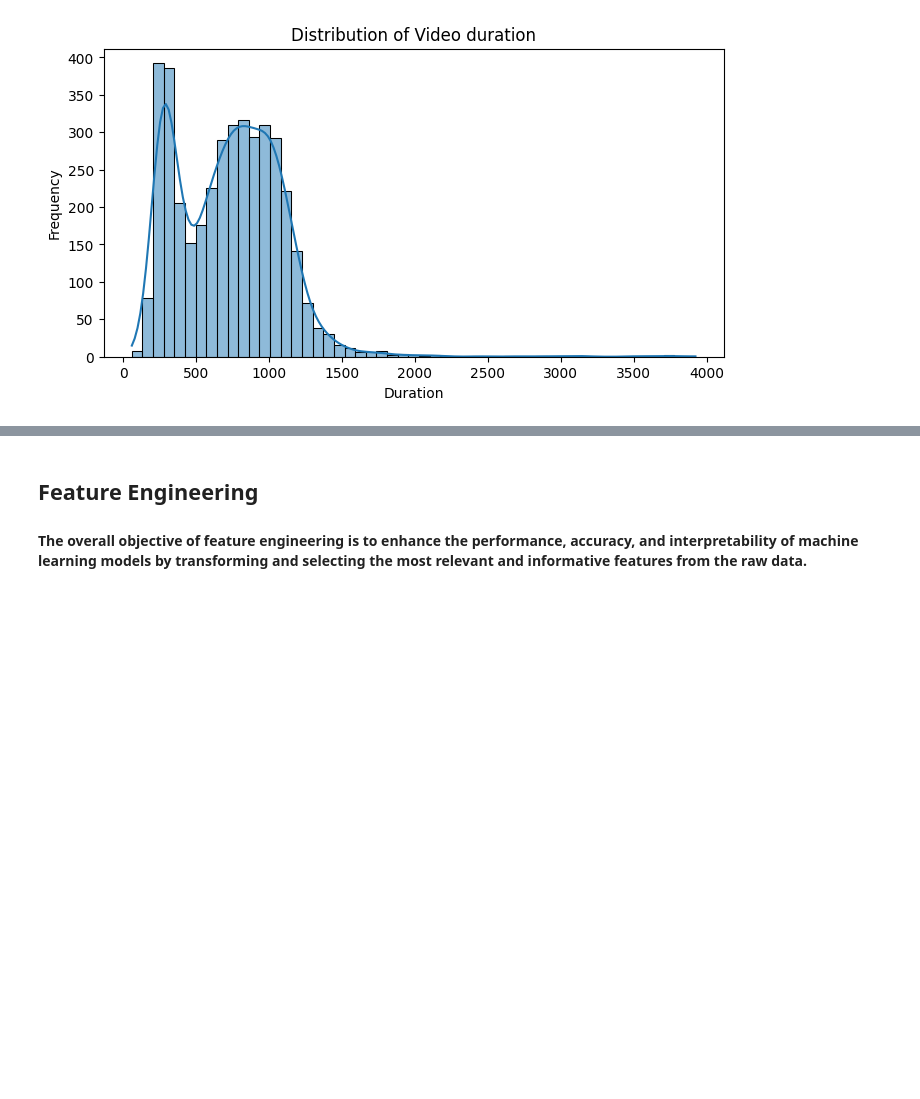
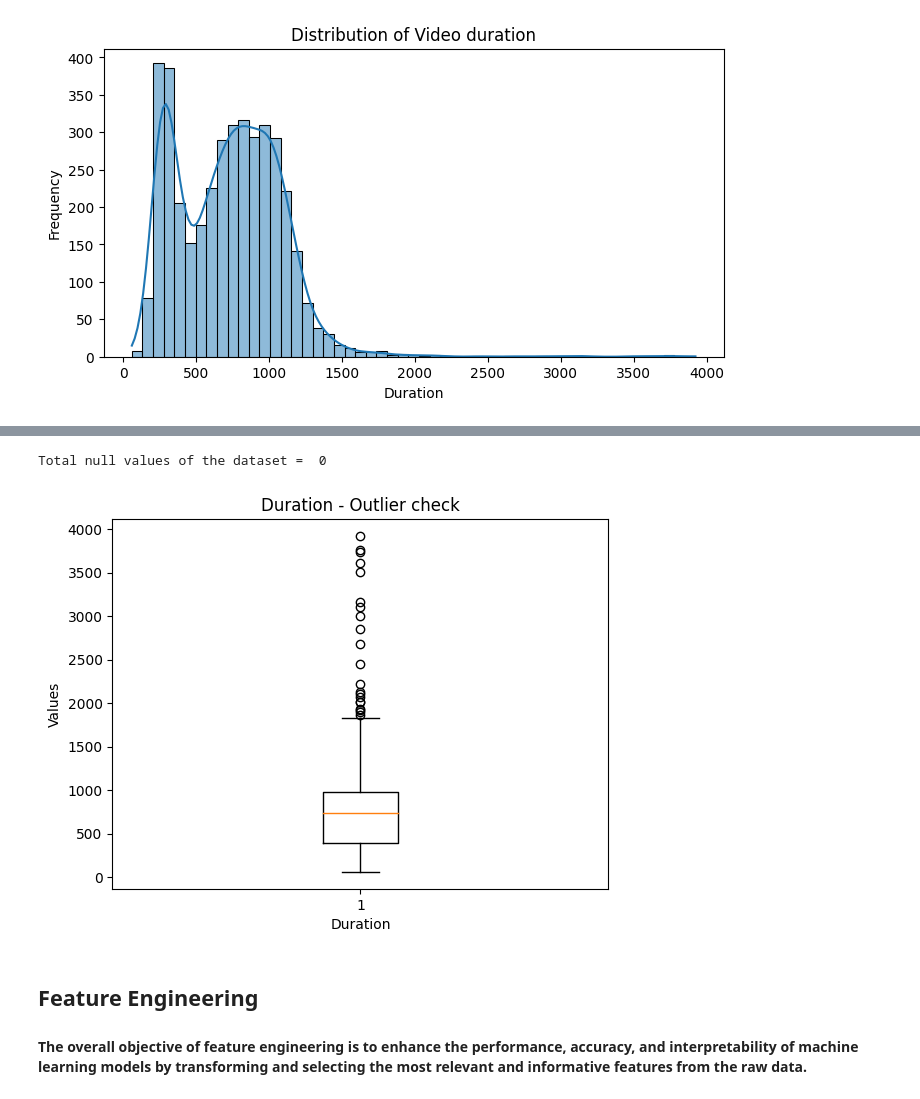
Before and after one commit to Mohamed-Harish-M-123/Capstone-Project-II, a Jupyter notebook: TED_Talks_views_prediction.ipynb, the cells around one changed output, grey strips where cells are left out. Cells and saved outputs as stored; diff of their text form; code cells hidden in the pictures; blank space fills up the shorter version.

Commit message:
data preprocessing done until feature engineering

```diff
--- a/TED_Talks_views_prediction.ipynb
+++ b/TED_Talks_views_prediction.ipynb
@@ -462,0 +504,18 @@ Text(0.5, 1.0, 'Distribution of Video duration')
+# %%
+# It is evident that the distribution of comments values is right skewed.
+# Replacing the null values of the column 'comments' with the median value to maintain the distribution of the data.
+
+comments_median = int(ted_talks_dataframe['comments'].median())
+ted_talks_dataframe['comments'].fillna(comments_median, inplace=True)
+
+print("\nTotal null values of the dataset = ", ted_talks_dataframe.isnull().sum().sum())
+# %% [output]
+Total null values of the dataset =  0
+# %%
+plt.boxplot(ted_talks_dataframe['duration'])
+plt.title('Duration - Outlier check')
+plt.xlabel('Duration')
+plt.ylabel('Values')
+plt.show()
+# %% [output]
+[figure, added]
```
Also changed, not shown: parts of 17 cells of this notebook.
